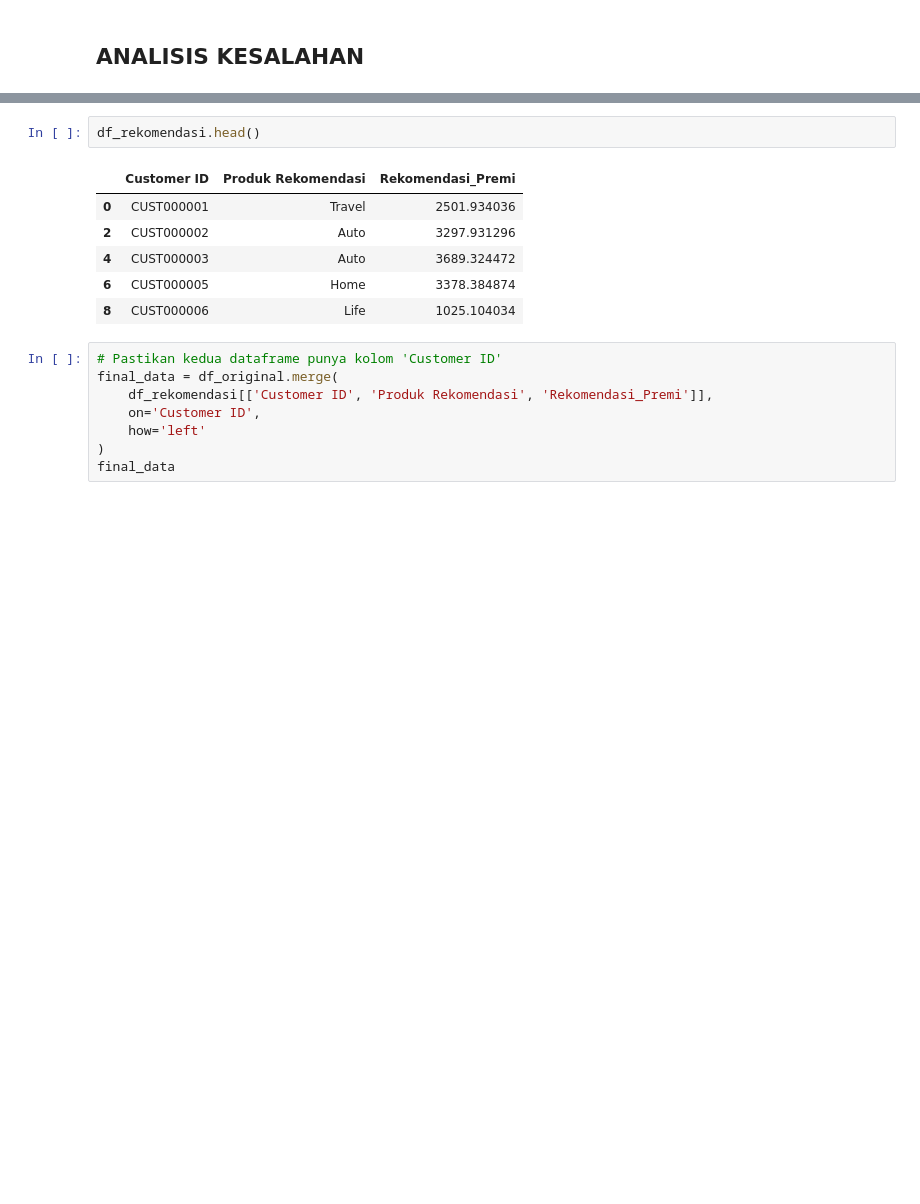
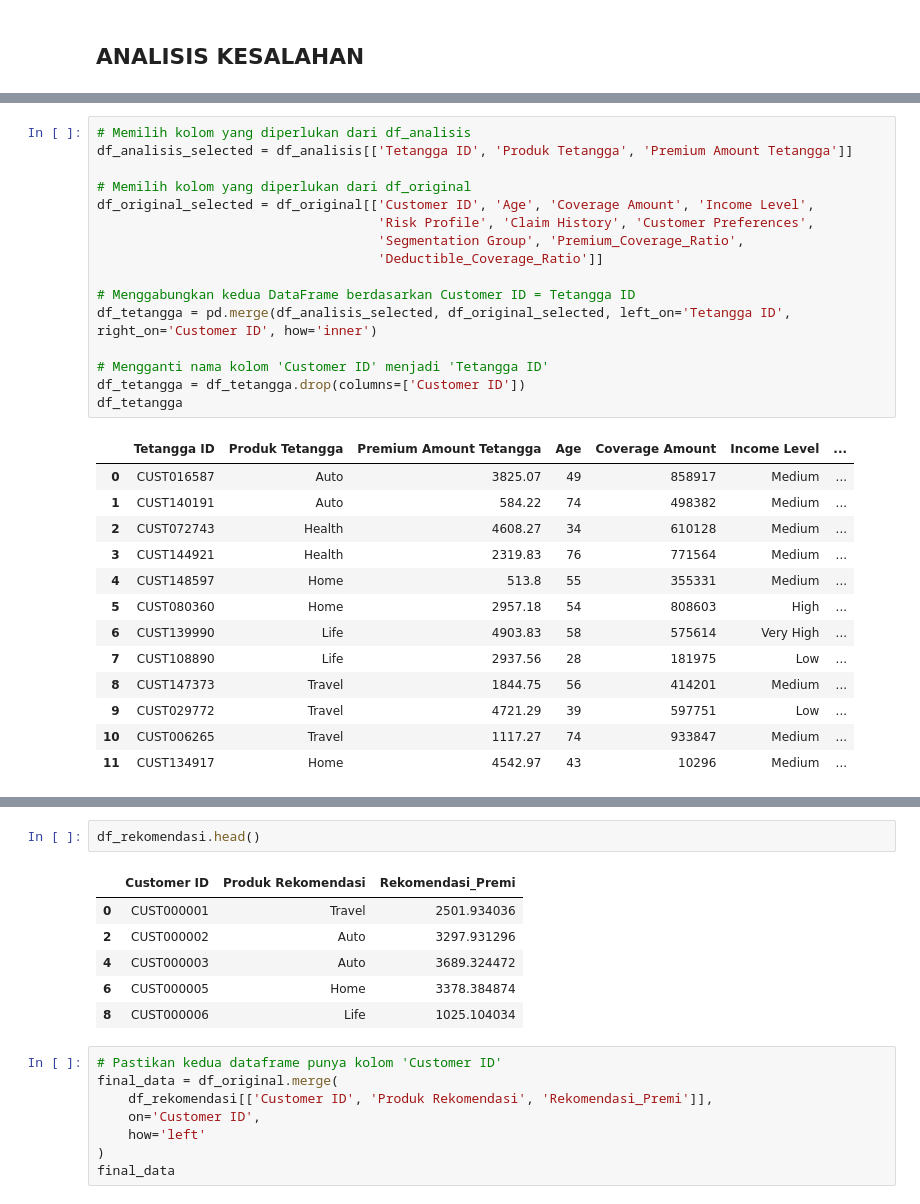
Before and after one commit to aura-najma/PROJECTSDC, a Jupyter notebook: RUN ULANG.ipynb, the cells around one changed output, grey strips where cells are left out. Cells and saved outputs as stored; diff of their text form; blank space fills up the shorter version.

```diff
--- a/RUN ULANG.ipynb
+++ b/RUN ULANG.ipynb
@@ -1397,0 +1539,30 @@ df_finalpremi_merged.to_excel('final_data_fix_with_rekomendasipremi.xlsx', index
+# %%
+# Memilih kolom yang diperlukan dari df_analisis
+df_analisis_selected = df_analisis[['Tetangga ID', 'Produk Tetangga', 'Premium Amount Tetangga']]
+
+# Memilih kolom yang diperlukan dari df_original
+df_original_selected = df_original[['Customer ID', 'Age', 'Coverage Amount', 'Income Level',
+                                    'Risk Profile', 'Claim History', 'Customer Preferences',
+                                    'Segmentation Group', 'Premium_Coverage_Ratio',
+                                    'Deductible_Coverage_Ratio']]
+
+# Menggabungkan kedua DataFrame berdasarkan Customer ID = Tetangga ID
+df_tetangga = pd.merge(df_analisis_selected, df_original_selected, left_on='Tetangga ID', right_on='Customer ID', how='inner')
+
+# Mengganti nama kolom 'Customer ID' menjadi 'Tetangga ID'
+df_tetangga = df_tetangga.drop(columns=['Customer ID'])
+df_tetangga
+# %% [output]
+|  | Tetangga ID | Produk Tetangga | Premium Amount Tetangga | Age | Coverage Amount | Income Level | ... |
+| 0 | CUST016587 | Auto | 3825.07 | 49 | 858917 | Medium | ... |
+| 1 | CUST140191 | Auto | 584.22 | 74 | 498382 | Medium | ... |
+| 2 | CUST072743 | Health | 4608.27 | 34 | 610128 | Medium | ... |
+| 3 | CUST144921 | Health | 2319.83 | 76 | 771564 | Medium | ... |
+| 4 | CUST148597 | Home | 513.8 | 55 | 355331 | Medium | ... |
+| 5 | CUST080360 | Home | 2957.18 | 54 | 808603 | High | ... |
+| 6 | CUST139990 | Life | 4903.83 | 58 | 575614 | Very High | ... |
+| 7 | CUST108890 | Life | 2937.56 | 28 | 181975 | Low | ... |
+| 8 | CUST147373 | Travel | 1844.75 | 56 | 414201 | Medium | ... |
+| 9 | CUST029772 | Travel | 4721.29 | 39 | 597751 | Low | ... |
+| 10 | CUST006265 | Travel | 1117.27 | 74 | 933847 | Medium | ... |
+| 11 | CUST134917 | Home | 4542.97 | 43 | 10296 | Medium | ... |
```
Also changed, not shown: parts of 47 cells of this notebook.
